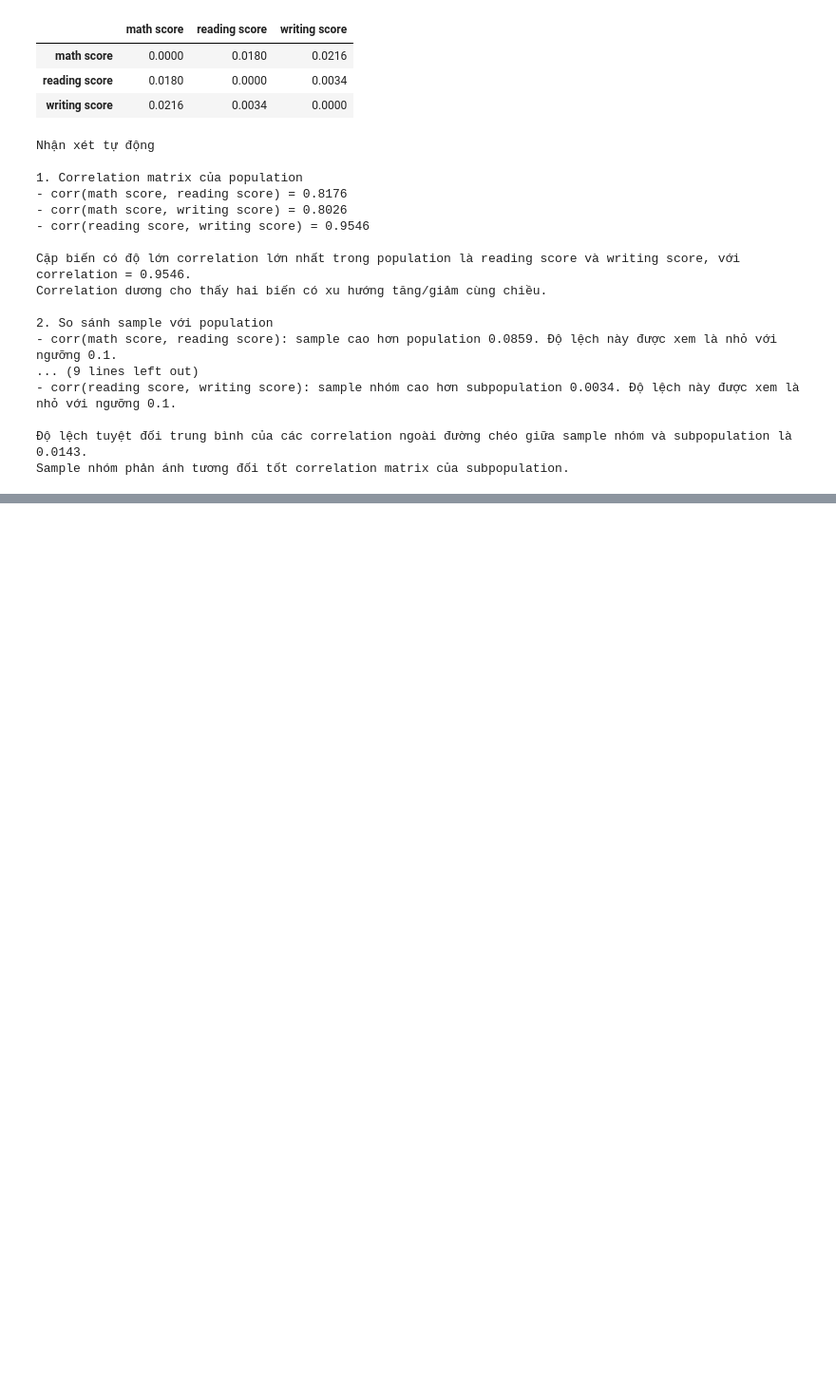
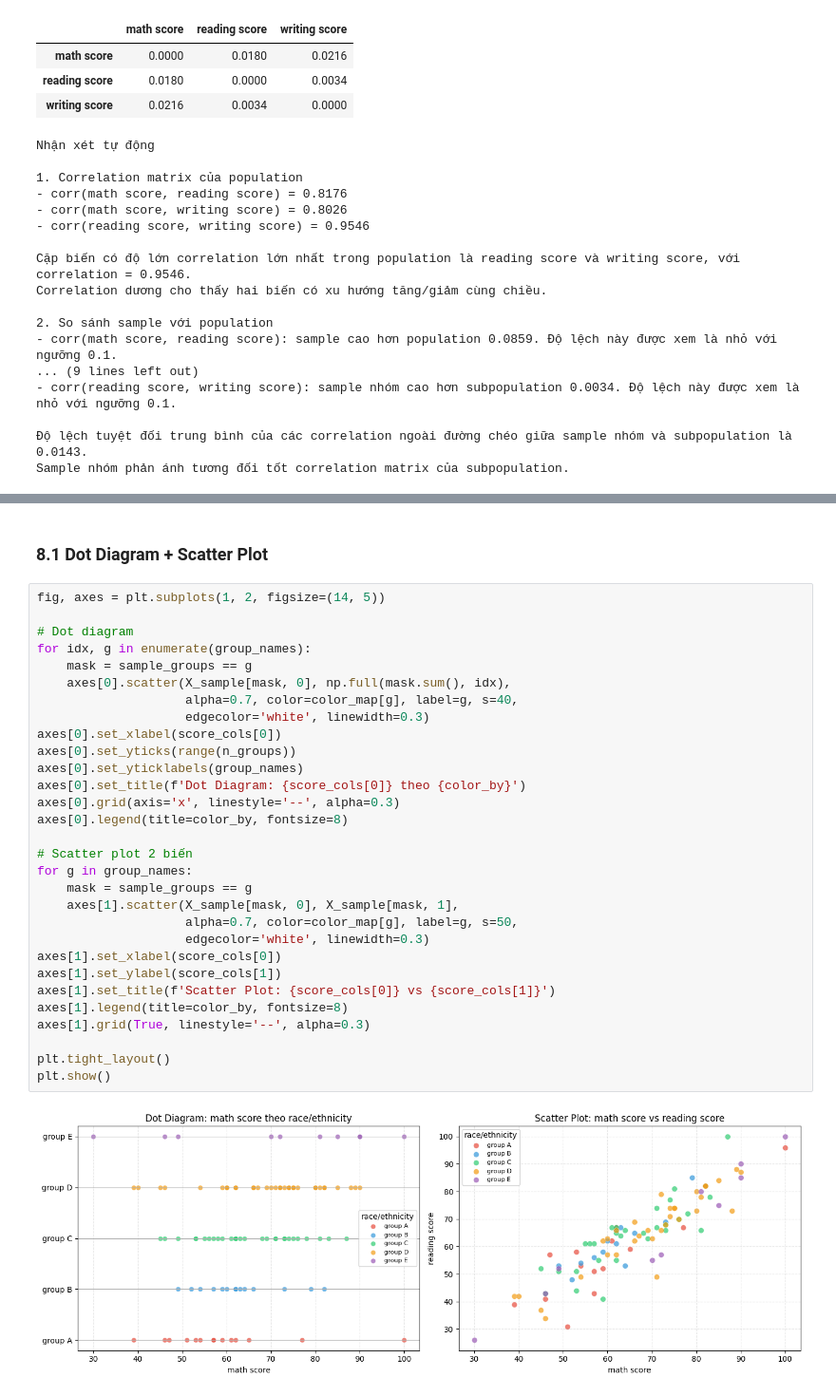
Before and after one commit to ntnthinh205/gk_msa, a Jupyter notebook: multivariate_statistics.ipynb, the cells around one changed output, grey strips where cells are left out. Shown at 95% size. Saved outputs shown, nothing was run; the diff lists cells and outputs as text; blank space fills up the shorter version.

```diff
--- a/multivariate_statistics.ipynb
+++ b/multivariate_statistics.ipynb
@@ -2428,0 +2084,34 @@ print("- Trục nghiêng của Elip thể hiện chiều hướng của Hiệp p
+# %% [markdown]
+### 8.1 Dot Diagram + Scatter Plot
+# %%
+fig, axes = plt.subplots(1, 2, figsize=(14, 5))
+
+# Dot diagram
+for idx, g in enumerate(group_names):
+    mask = sample_groups == g
+    axes[0].scatter(X_sample[mask, 0], np.full(mask.sum(), idx),
+                    alpha=0.7, color=color_map[g], label=g, s=40,
+                    edgecolor='white', linewidth=0.3)
+axes[0].set_xlabel(score_cols[0])
+axes[0].set_yticks(range(n_groups))
+axes[0].set_yticklabels(group_names)
+axes[0].set_title(f'Dot Diagram: {score_cols[0]} theo {color_by}')
+axes[0].grid(axis='x', linestyle='--', alpha=0.3)
+axes[0].legend(title=color_by, fontsize=8)
+
+# Scatter plot 2 biến
+for g in group_names:
+    mask = sample_groups == g
+    axes[1].scatter(X_sample[mask, 0], X_sample[mask, 1],
+                    alpha=0.7, color=color_map[g], label=g, s=50,
+                    edgecolor='white', linewidth=0.3)
+axes[1].set_xlabel(score_cols[0])
+axes[1].set_ylabel(score_cols[1])
+axes[1].set_title(f'Scatter Plot: {score_cols[0]} vs {score_cols[1]}')
+axes[1].legend(title=color_by, fontsize=8)
+axes[1].grid(True, linestyle='--', alpha=0.3)
+
+plt.tight_layout()
+plt.show()
+# %% [output]
+[figure, added]
```
Also changed, not shown: parts of 31 cells of this notebook.
